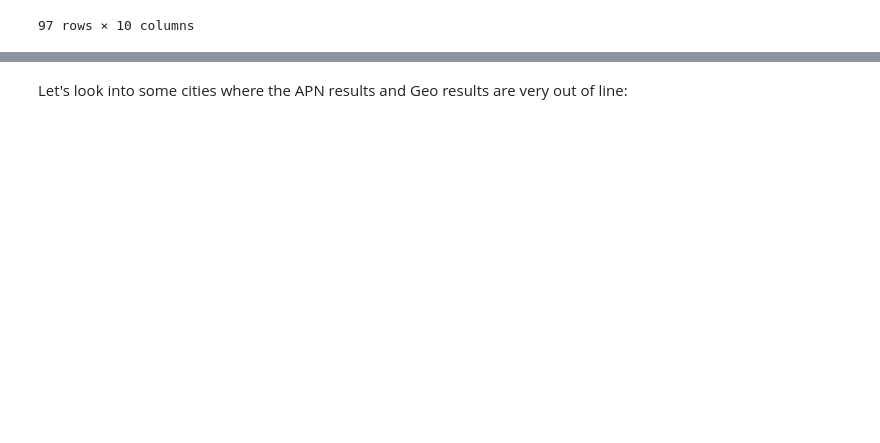
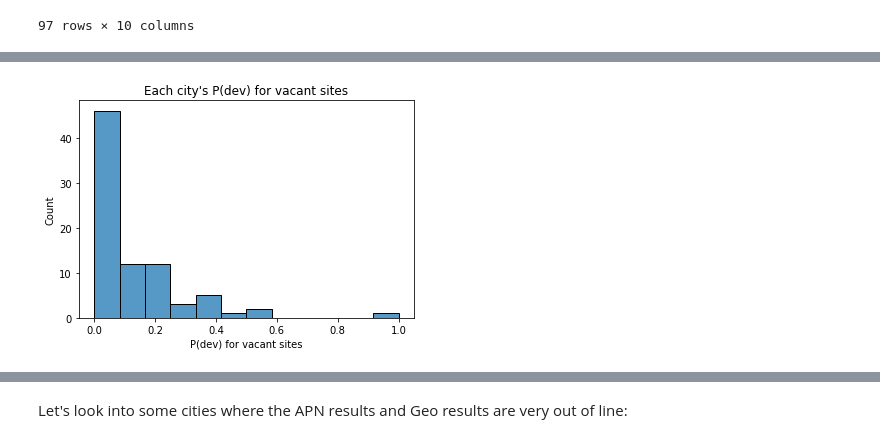
Before and after one commit to YIMBYdata/housing-elements, a Jupyter notebook: Final results.ipynb, the cells around one changed output, grey strips where cells are left out. Saved outputs shown, nothing was run; the diff lists cells and outputs as text; code cells hidden in the pictures; blank space fills up the shorter version.

```diff
--- a/Final results.ipynb
+++ b/Final results.ipynb
@@ -295,0 +298,5 @@ results_both_df['P(dev) for nonvacant sites'].hist()
+# %%
+sea_plot = sea.histplot(results_both_df['P(dev) for vacant sites']).set_title("Each city's P(dev) for vacant sites")
+sea_plot.get_figure().savefig('./figures/Pdev_vacant.png')
+# %% [output]
+[figure, added]
```
Also changed, not shown: parts of 23 cells of this notebook, 1 other file.
